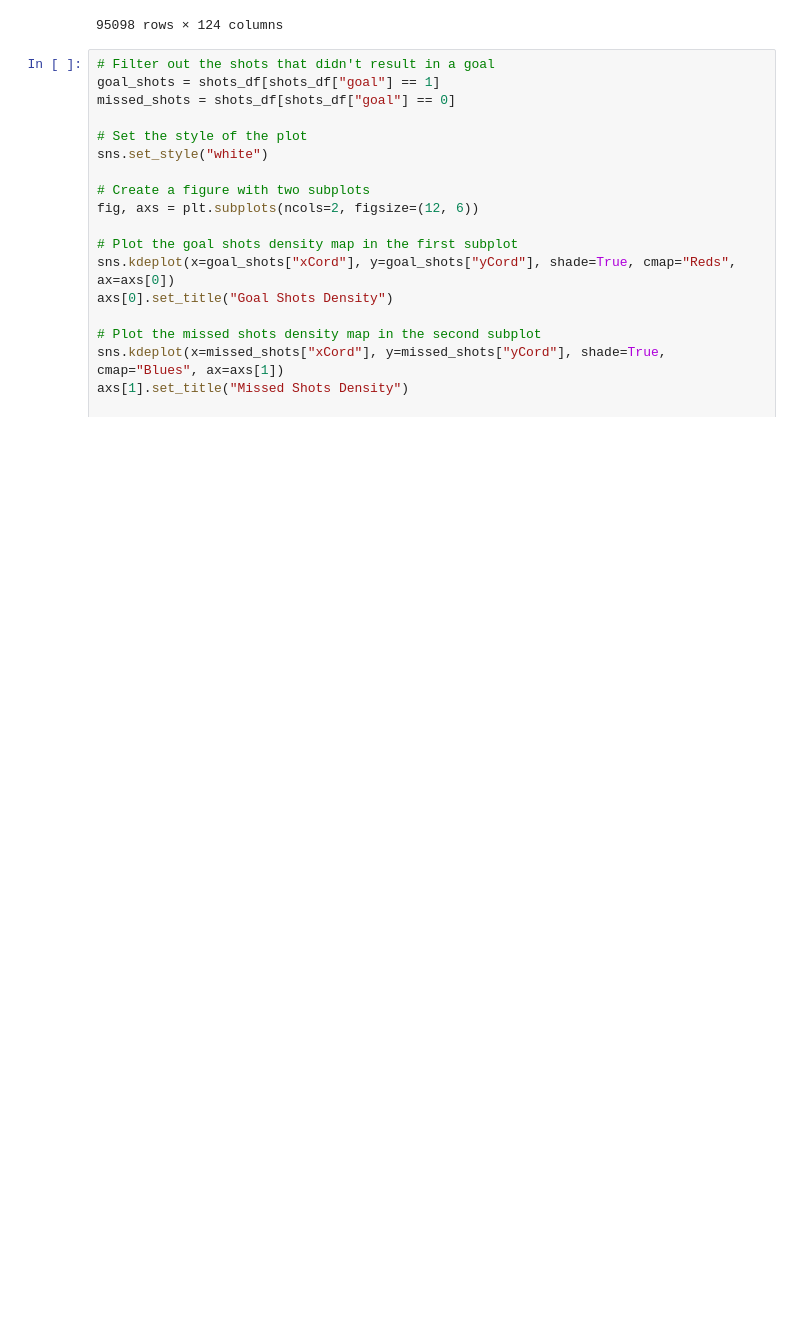
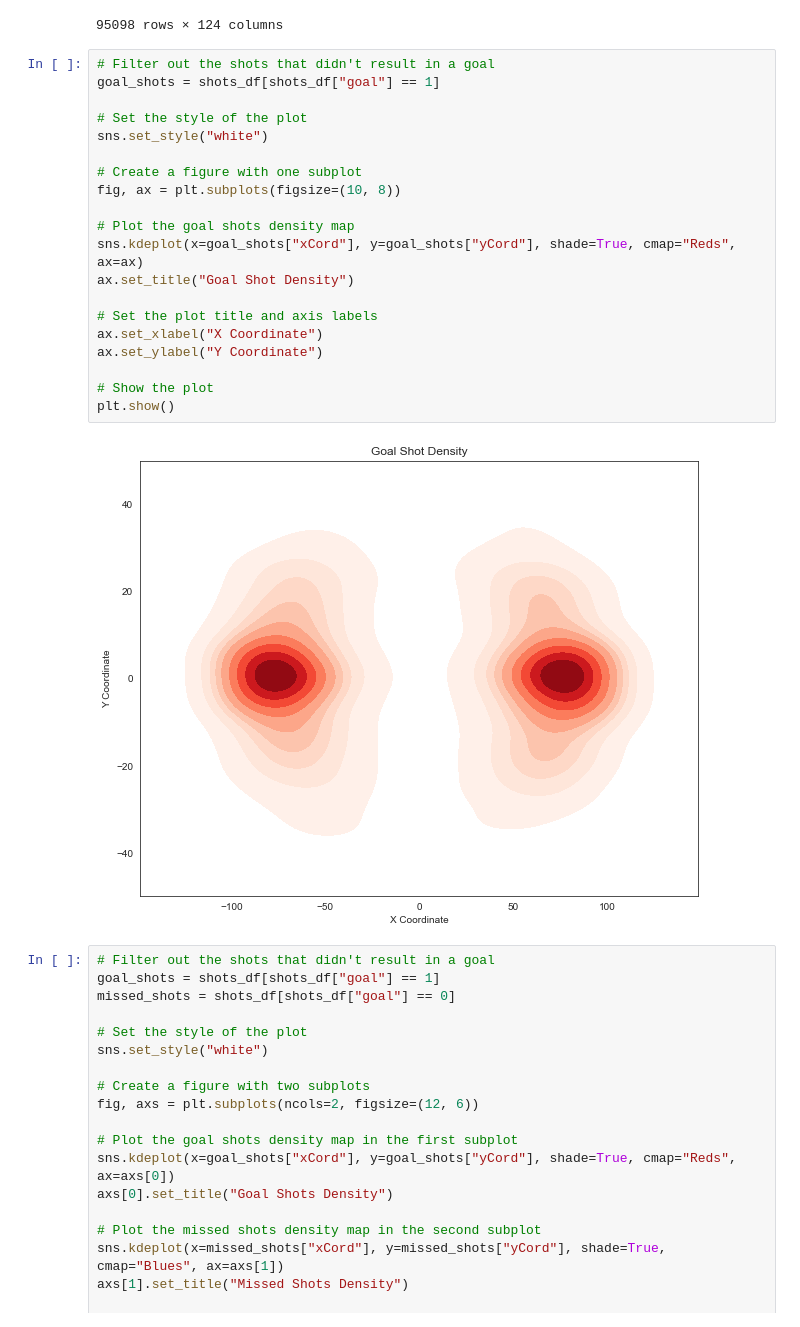
Before and after one commit to MichalOst3389/nhl_team_analysis, a Jupyter notebook: nhl_team_analysis/NHL Notebook.ipynb, the cells around one changed output. Saved outputs shown, nothing was run; the diff lists cells and outputs as text; blank space fills up the shorter version.

```diff
--- a/nhl_team_analysis/NHL Notebook.ipynb
+++ b/nhl_team_analysis/NHL Notebook.ipynb
@@ -249,6 +257,28 @@ shots_df
 | 95096 | 355 | 60.0 | 29.0 | 29.0 | -3.0 | ... |
 | 95097 | 356 | 25.0 | -88.0 | 88.0 | -25.0 | ... |
 95098 rows × 124 columns
+# %%
+# Filter out the shots that didn't result in a goal
+goal_shots = shots_df[shots_df["goal"] == 1]
+
+# Set the style of the plot
+sns.set_style("white")
+
+# Create a figure with one subplot
+fig, ax = plt.subplots(figsize=(10, 8))
+
+# Plot the goal shots density map
+sns.kdeplot(x=goal_shots["xCord"], y=goal_shots["yCord"], shade=True, cmap="Reds", ax=ax)
+ax.set_title("Goal Shot Density")
+
+# Set the plot title and axis labels
+ax.set_xlabel("X Coordinate")
+ax.set_ylabel("Y Coordinate")
+
+# Show the plot
+plt.show()
+# %% [output]
+[figure, added]
 # %%
 # Filter out the shots that didn't result in a goal
 goal_shots = shots_df[shots_df["goal"] == 1]
```
Also changed, not shown: parts of 4 cells of this notebook, 1 other file.
